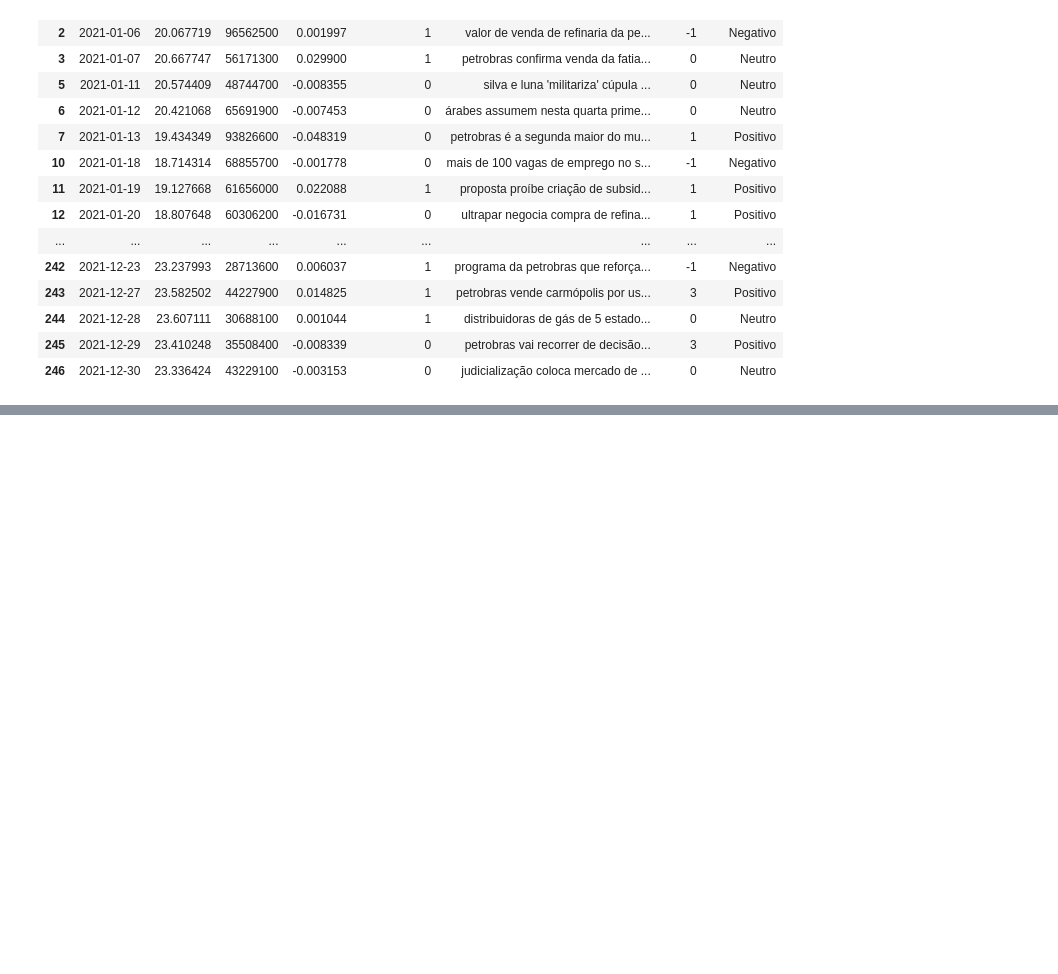
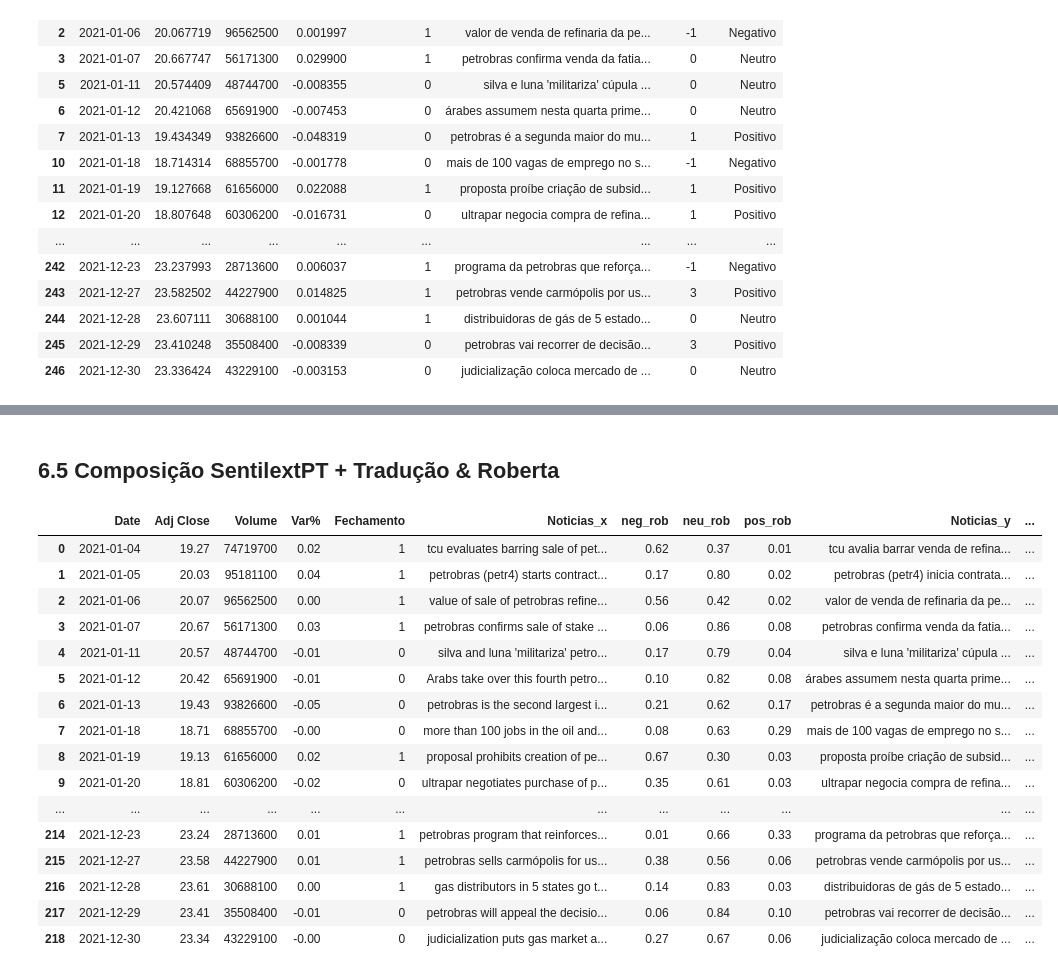
Before and after one commit to webercg/NLP---Daily-News-for-Stock-Market-Prediction, a Jupyter notebook: datasets/Experimentos + EDA.ipynb, the cells around one changed output, grey strips where cells are left out. Cells and saved outputs as stored; diff of their text form; code cells hidden in the pictures; blank space fills up the shorter version.

```diff
--- a/datasets/Experimentos + EDA.ipynb
+++ b/datasets/Experimentos + EDA.ipynb
@@ -774,0 +783,5 @@ Index(['Date', 'Adj Close', 'Volume', 'Var%', 'Fechamento', 'Noticias',
+# %%
+def traduzir(frase):
+    frase = frase.lower()                     # coloca toda a frase em minusculo
+    frase = trans.translate(frase, dest = 'en').text
+    return frase
@@ -774,0 +908,4 @@ Index(['Date', 'Adj Close', 'Volume', 'Var%', 'Fechamento', 'Noticias',
+# %%
+MODEL = f"cardiffnlp/twitter-roberta-base-sentiment"
+tokenizer = AutoTokenizer.from_pretrained(MODEL)
+model = AutoModelForSequenceClassification.from_pretrained(MODEL)
@@ -774,0 +956,8 @@ Index(['Date', 'Adj Close', 'Volume', 'Var%', 'Fechamento', 'Noticias',
+# %%
+df_final4 = df_final.copy()
+# %%
+df_final4['Noticias'] = df_final4['Noticias'].apply(lambda x: traduzir(x))
+df_final4['neg_rob'] = df_final4['Noticias'].apply(lambda x: neg_rob(x))
+df_final4['neu_rob'] = df_final4['Noticias'].apply(lambda x: neu_rob(x))
+df_final4['pos_rob'] = df_final4['Noticias'].apply(lambda x: pos_rob(x))
+df_final4
@@ -826,0 +1238,23 @@ df_final2
+# %% [markdown]
+## 6.5 Composição SentilextPT + Tradução & Roberta
+# %%
+df_final6 = df_final4.merge(df_final2, how = 'left', on = ['Date', 'Adj Close', 'Volume', 'Var%', 'Fechamento'])
+df_final6
+# %% [output]
+|  | Date | Adj Close | Volume | Var% | Fechamento | Noticias_x | neg_rob | neu_rob | pos_rob | Noticias_y | ... |
+| 0 | 2021-01-04 | 19.27 | 74719700 | 0.02 | 1 | tcu evaluates barring sale of pet... | 0.62 | 0.37 | 0.01 | tcu avalia barrar venda de refina... | ... |
+| 1 | 2021-01-05 | 20.03 | 95181100 | 0.04 | 1 | petrobras (petr4) starts contract... | 0.17 | 0.80 | 0.02 | petrobras (petr4) inicia contrata... | ... |
+| 2 | 2021-01-06 | 20.07 | 96562500 | 0.00 | 1 | value of sale of petrobras refine... | 0.56 | 0.42 | 0.02 | valor de venda de refinaria da pe... | ... |
+| 3 | 2021-01-07 | 20.67 | 56171300 | 0.03 | 1 | petrobras confirms sale of stake ... | 0.06 | 0.86 | 0.08 | petrobras confirma venda da fatia... | ... |
+| 4 | 2021-01-11 | 20.57 | 48744700 | -0.01 | 0 | silva and luna 'militariza' petro... | 0.17 | 0.79 | 0.04 | silva e luna 'militariza' cúpula ... | ... |
+| 5 | 2021-01-12 | 20.42 | 65691900 | -0.01 | 0 | Arabs take over this fourth petro... | 0.10 | 0.82 | 0.08 | árabes assumem nesta quarta prime... | ... |
+| 6 | 2021-01-13 | 19.43 | 93826600 | -0.05 | 0 | petrobras is the second largest i... | 0.21 | 0.62 | 0.17 | petrobras é a segunda maior do mu... | ... |
+| 7 | 2021-01-18 | 18.71 | 68855700 | -0.00 | 0 | more than 100 jobs in the oil and... | 0.08 | 0.63 | 0.29 | mais de 100 vagas de emprego no s... | ... |
+| 8 | 2021-01-19 | 19.13 | 61656000 | 0.02 | 1 | proposal prohibits creation of pe... | 0.67 | 0.30 | 0.03 | proposta proíbe criação de subsid... | ... |
+| 9 | 2021-01-20 | 18.81 | 60306200 | -0.02 | 0 | ultrapar negotiates purchase of p... | 0.35 | 0.61 | 0.03 | ultrapar negocia compra de refina... | ... |
+| ... | ... | ... | ... | ... | ... | ... | ... | ... | ... | ... | ... |
+| 214 | 2021-12-23 | 23.24 | 28713600 | 0.01 | 1 | petrobras program that reinforces... | 0.01 | 0.66 | 0.33 | programa da petrobras que reforça... | ... |
+| 215 | 2021-12-27 | 23.58 | 44227900 | 0.01 | 1 | petrobras sells carmópolis for us... | 0.38 | 0.56 | 0.06 | petrobras vende carmópolis por us... | ... |
+| 216 | 2021-12-28 | 23.61 | 30688100 | 0.00 | 1 | gas distributors in 5 states go t... | 0.14 | 0.83 | 0.03 | distribuidoras de gás de 5 estado... | ... |
+| 217 | 2021-12-29 | 23.41 | 35508400 | -0.01 | 0 | petrobras will appeal the decisio... | 0.06 | 0.84 | 0.10 | petrobras vai recorrer de decisão... | ... |
+| 218 | 2021-12-30 | 23.34 | 43229100 | -0.00 | 0 | judicialization puts gas market a... | 0.27 | 0.67 | 0.06 | judicialização coloca mercado de ... | ... |
```
Also changed, not shown: parts of 91 cells of this notebook.
